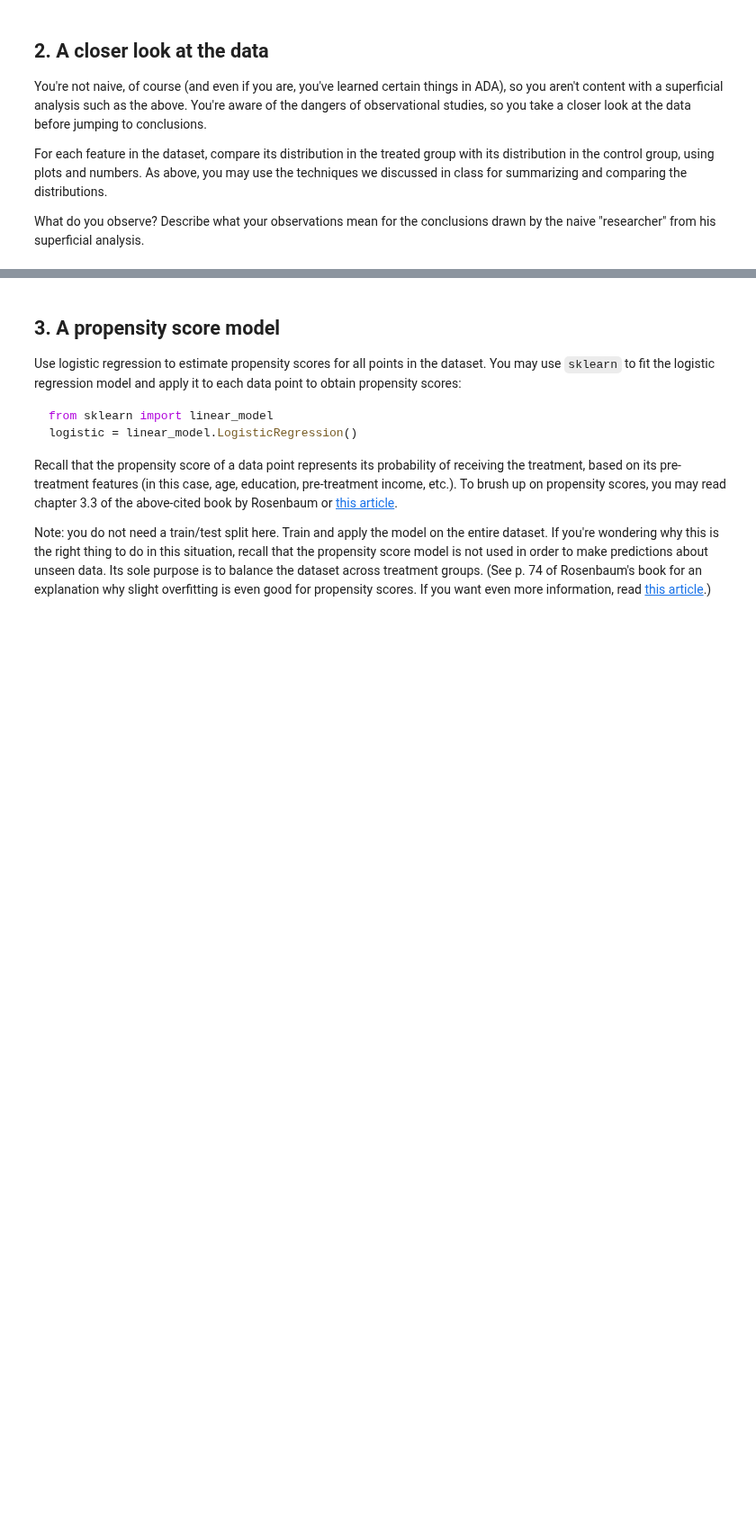
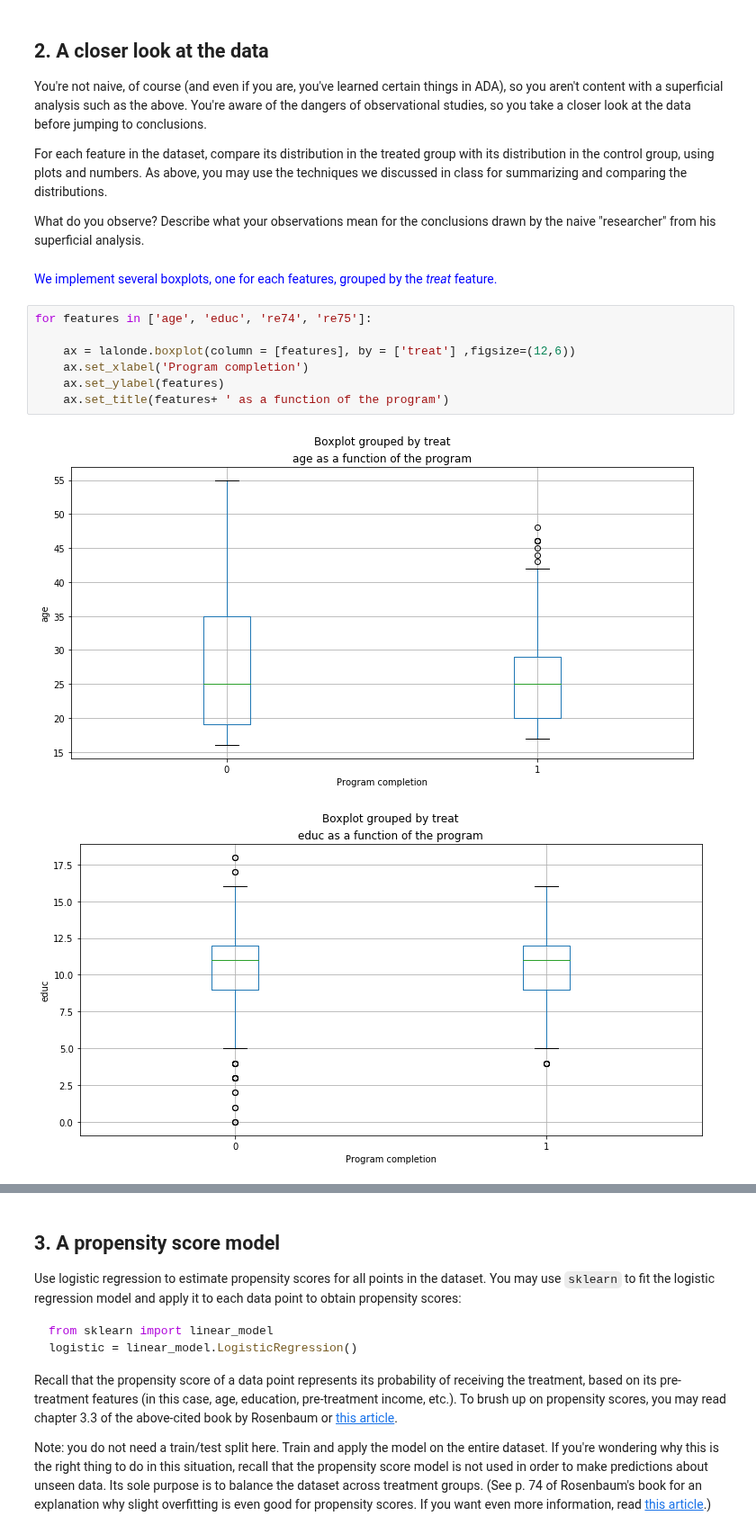
Before and after one commit to mosimann/ADA, a Jupyter notebook: 04 - Applied ML/Homework 4.ipynb, the cells around one changed output, grey strips where cells are left out. Shown at 90% size. Drawn from its saved outputs; the diff is of its cells as text; blank space fills up the shorter version.

```diff
--- a/04 - Applied ML/Homework 4.ipynb
+++ b/04 - Applied ML/Homework 4.ipynb
@@ -72,3 +99,15 @@ As above, you may use the techniques we discussed in class for summarizing and c
 
 What do you observe?
 Describe what your observations mean for the conclusions drawn by the naive "researcher" from his superficial analysis.
+# %% [markdown]
+<span style="color:blue">We implement several boxplots, one for each features, grouped by the *treat* feature.
+# %%
+for features in ['age', 'educ', 're74', 're75']:
+
+    ax = lalonde.boxplot(column = [features], by = ['treat'] ,figsize=(12,6))
+    ax.set_xlabel('Program completion')
+    ax.set_ylabel(features)
+    ax.set_title(features+ ' as a function of the program')
+# %% [output]
+[figure, added]
+[figure, added]
```
Also changed, not shown: parts of 12 cells of this notebook.
